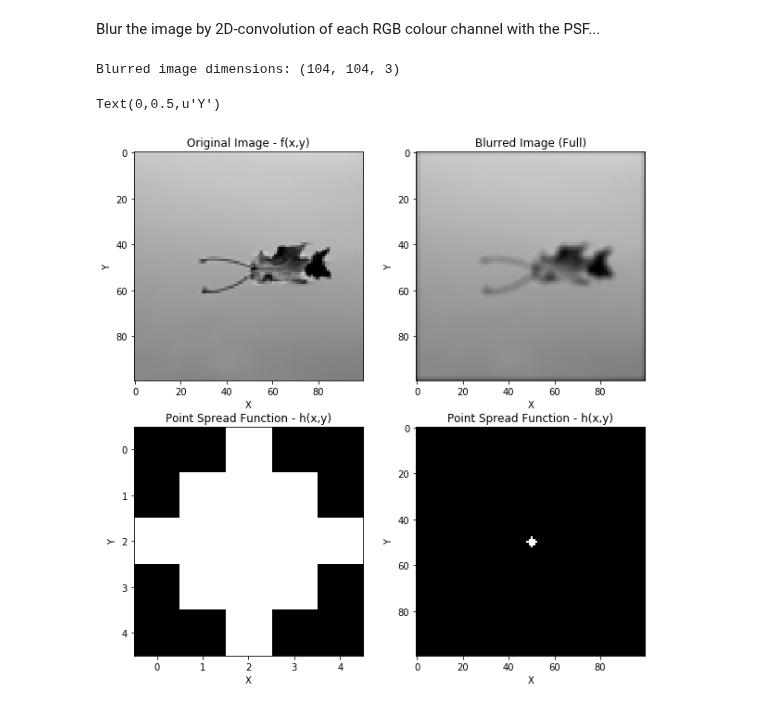
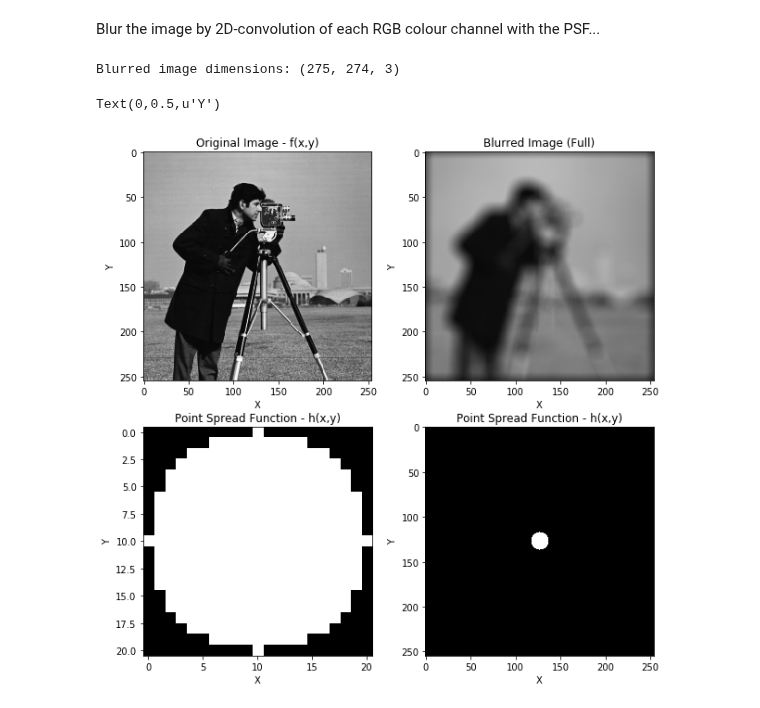
Before and after one commit to BohanZhai/bid_presentation, a Jupyter notebook: Blind Image Deconvolution Demonstration.ipynb, the cells around one changed output. Saved outputs shown, nothing was run; the diff lists cells and outputs as text; code cells hidden in the pictures.

```diff
--- a/Blind Image Deconvolution Demonstration.ipynb
+++ b/Blind Image Deconvolution Demonstration.ipynb
@@ -16,7 +16,7 @@ from modifiedDaveyDeblur import bid_davey    # Blind image deconvolution
 # %% [markdown]
 Next, import our image of choice...
 # %%
-image_name = 'src_images/greyLeaf.bmp'
+image_name = 'src_images/cameraman.bmp'
 
 
 # Load and show source image
@@ -67,7 +67,7 @@ $$SNR = \log_{10}  \Bigg(   \frac {\int_{}^{} \lvert f(x,y) \otimes h(x,y) \rver
 Blur the image by 2D-convolution of each RGB colour channel with the PSF...
 # %%
 # Create circular filter PSF
-r = 2
+r = 10
 y,x = np.ogrid[-r: r+1, -r: r+1]
 psf = x**2+y**2 <= r**2
 psf = psf.astype(float) / np.sum(psf)
@@ -97,35 +97,35 @@ plot.xlabel('X')
 plot.ylabel('Y')
 
 plot.subplot(2, 2, 2)
 plot.imshow(blur_img_min)
 plot.title('Blurred Image (Full)')
 plot.xlabel('X')
 plot.ylabel('Y')
 
 
-# Show PSFs
+# Show PSF
 psfplot = np.zeros((src_img.shape[0], src_img.shape[1]))
 nb = psfplot.shape[0]
 na = psf.shape[0]
 lower = (nb) // 2 - (na // 2)
 upper = (nb) // 2 + math.ceil(float(na) / 2)
 psfplot[lower:int(upper), lower:int(upper)] = psf
 
 plot.subplot(2, 2, 3)
 plot.imshow(psf, cmap='gray')
 plot.title('Point Spread Function - h(x,y)')
 plot.xlabel('X')
 plot.ylabel('Y')
 
 
 plot.subplot(2, 2, 4)
 plot.imshow(psfplot, cmap='gray')
 plot.title('Point Spread Function - h(x,y)')
 plot.xlabel('X')
 plot.ylabel('Y')
 # %% [output]
-Blurred image dimensions: (104, 104, 3)
+Blurred image dimensions: (275, 274, 3)
 Text(0,0.5,u'Y')
-[figure, old version]
+[figure, new version]
 # %%
 # BID iterations
```
Also changed, not shown: parts of 2 cells of this notebook, 2 other files.
